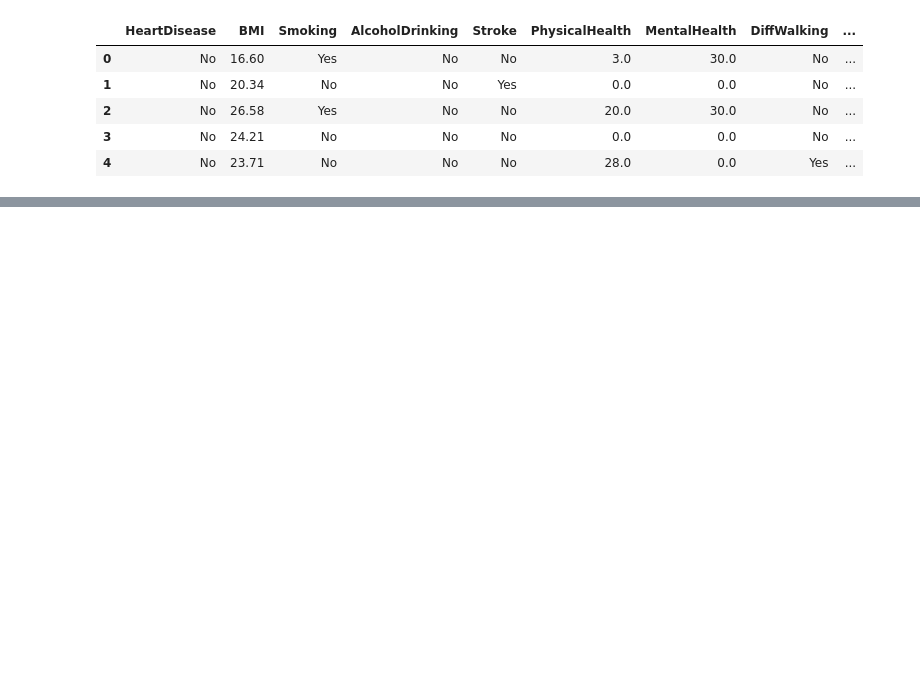
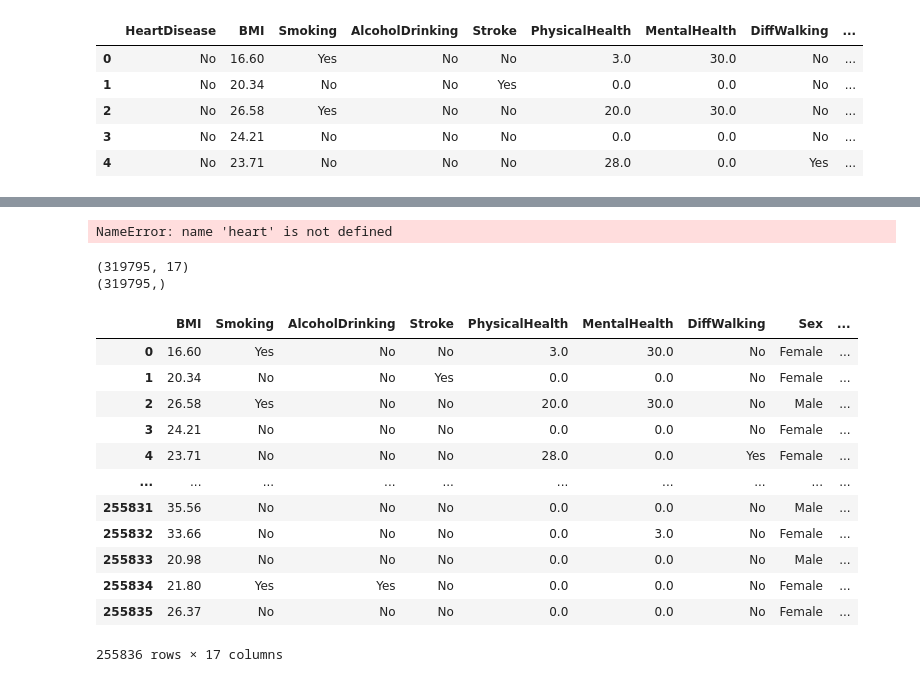
Before and after one commit to rakkyunkim/HackDavis-2022, a Jupyter notebook: notebooks/EDA & Modelling.ipynb, the cells around one changed output, grey strips where cells are left out. Drawn from its saved outputs; the diff is of its cells as text; code cells hidden in the pictures; blank space fills up the shorter version.

```diff
--- a/notebooks/EDA & Modelling.ipynb
+++ b/notebooks/EDA & Modelling.ipynb
@@ -18,0 +99,44 @@ df.head()
+# %%
+bin_cols = ['HeartDisease', 'Smoking', 'AlcoholDrinking', 'Stroke', 'DiffWalking', 'Sex', 'PhysicalActivity', 'Asthma', 'KidneyDisease', 'SkinCancer']
+mult_cols = ["Age", "Race", "GenHealth", "Diabetic"]
+for colname in bin_cols:
+    if("Sex" != colname):
+        print(heart[colname])
+        df[colname] = df[colname].str.replace("No",  "0", regex=False)
+        df[colname] = df[colname].str.replace("Yes", "1", regex=False)
+    else:
+        df[colname] = df[colname].str.replace("Female",  "0", regex=False)
+        df[colname] = df[colname].str.replace("Male", "1", regex=False)
+    df[colname] = df[colname].astype("int")
+print(df.head(3))
+# %% [output]
+NameError: name 'heart' is not defined
+# %%
+X = df.drop("HeartDisease", axis=1)
+Y = df["HeartDisease"]
+print(np.shape(X))
+print(np.shape(Y))
+
+train_X = X.iloc[0:255836,:]
+train_y = Y[0:255836]
+test_X = X.iloc[63959:,:]
+test_y = Y.iloc[63959:]
+# %% [output]
+(319795, 17)
+(319795,)
+# %%
+train_X
+# %% [output]
+|  | BMI | Smoking | AlcoholDrinking | Stroke | PhysicalHealth | MentalHealth | DiffWalking | Sex | ... |
+| 0 | 16.60 | Yes | No | No | 3.0 | 30.0 | No | Female | ... |
+| 1 | 20.34 | No | No | Yes | 0.0 | 0.0 | No | Female | ... |
+| 2 | 26.58 | Yes | No | No | 20.0 | 30.0 | No | Male | ... |
+| 3 | 24.21 | No | No | No | 0.0 | 0.0 | No | Female | ... |
+| 4 | 23.71 | No | No | No | 28.0 | 0.0 | Yes | Female | ... |
+| ... | ... | ... | ... | ... | ... | ... | ... | ... | ... |
+| 255831 | 35.56 | No | No | No | 0.0 | 0.0 | No | Male | ... |
+| 255832 | 33.66 | No | No | No | 0.0 | 3.0 | No | Female | ... |
+| 255833 | 20.98 | No | No | No | 0.0 | 0.0 | No | Male | ... |
+| 255834 | 21.80 | Yes | Yes | No | 0.0 | 0.0 | No | Female | ... |
+| 255835 | 26.37 | No | No | No | 0.0 | 0.0 | No | Female | ... |
+255836 rows × 17 columns
```
Also changed, not shown: parts of 7 cells of this notebook.
